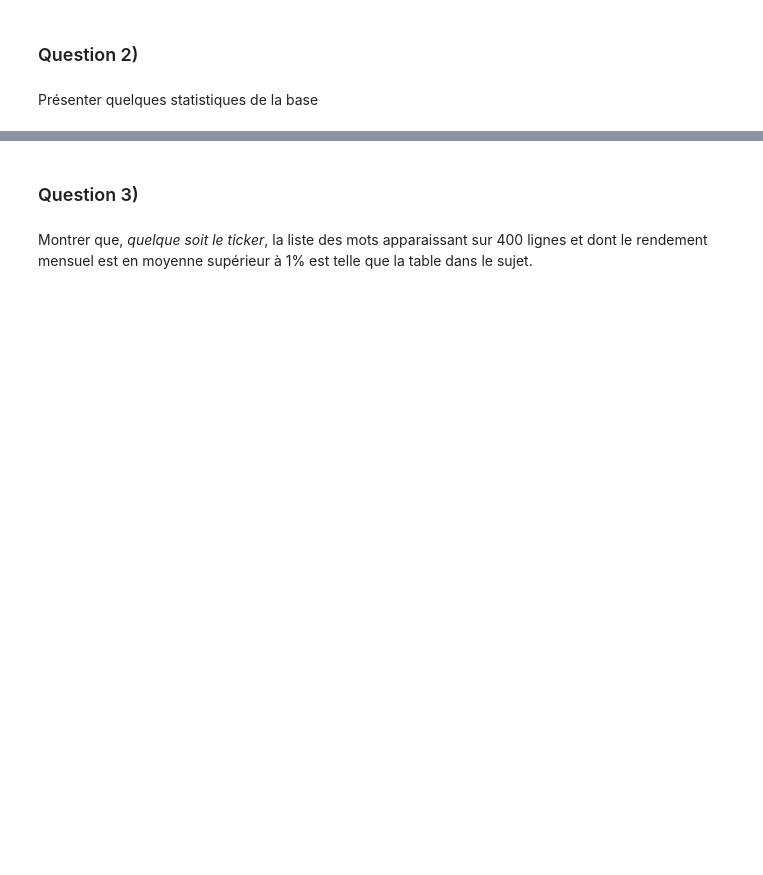
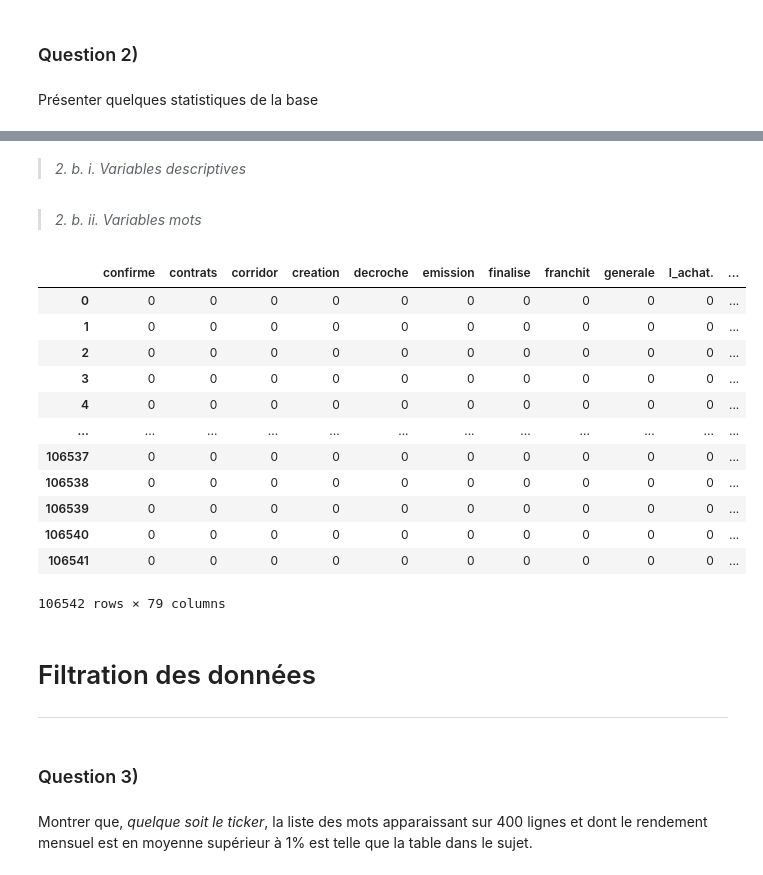
Before and after one commit to FranciscoRZ/WordImpactForecasting, a Jupyter notebook: exploratory_notebooks/kitchen_book.ipynb, the cells around one changed output, grey strips where cells are left out. Cells and saved outputs as stored; diff of their text form; code cells hidden in the pictures; blank space fills up the shorter version.

```diff
--- a/exploratory_notebooks/kitchen_book.ipynb
+++ b/exploratory_notebooks/kitchen_book.ipynb
@@ -65,3 +165,26 @@ data.describe()
+# %% [markdown]
+> _2. b. i. Variables descriptives_
+# %% [markdown]
+> _2. b. ii. Variables mots_
+# %%
+data.iloc[:,200:-1]
+# %% [output]
+|  | confirme | contrats | corridor | creation | decroche | emission | finalise | franchit | generale | l_achat. | ... |
+| 0 | 0 | 0 | 0 | 0 | 0 | 0 | 0 | 0 | 0 | 0 | ... |
+| 1 | 0 | 0 | 0 | 0 | 0 | 0 | 0 | 0 | 0 | 0 | ... |
+| 2 | 0 | 0 | 0 | 0 | 0 | 0 | 0 | 0 | 0 | 0 | ... |
+| 3 | 0 | 0 | 0 | 0 | 0 | 0 | 0 | 0 | 0 | 0 | ... |
+| 4 | 0 | 0 | 0 | 0 | 0 | 0 | 0 | 0 | 0 | 0 | ... |
+| ... | ... | ... | ... | ... | ... | ... | ... | ... | ... | ... | ... |
+| 106537 | 0 | 0 | 0 | 0 | 0 | 0 | 0 | 0 | 0 | 0 | ... |
+| 106538 | 0 | 0 | 0 | 0 | 0 | 0 | 0 | 0 | 0 | 0 | ... |
+| 106539 | 0 | 0 | 0 | 0 | 0 | 0 | 0 | 0 | 0 | 0 | ... |
+| 106540 | 0 | 0 | 0 | 0 | 0 | 0 | 0 | 0 | 0 | 0 | ... |
+| 106541 | 0 | 0 | 0 | 0 | 0 | 0 | 0 | 0 | 0 | 0 | ... |
+106542 rows × 79 columns
+# %% [markdown]
+# Filtration des données
+***
 # %% [markdown]
 ### Question 3)
 # %% [markdown]
```
Also changed, not shown: parts of 34 cells of this notebook, 1 other file.
